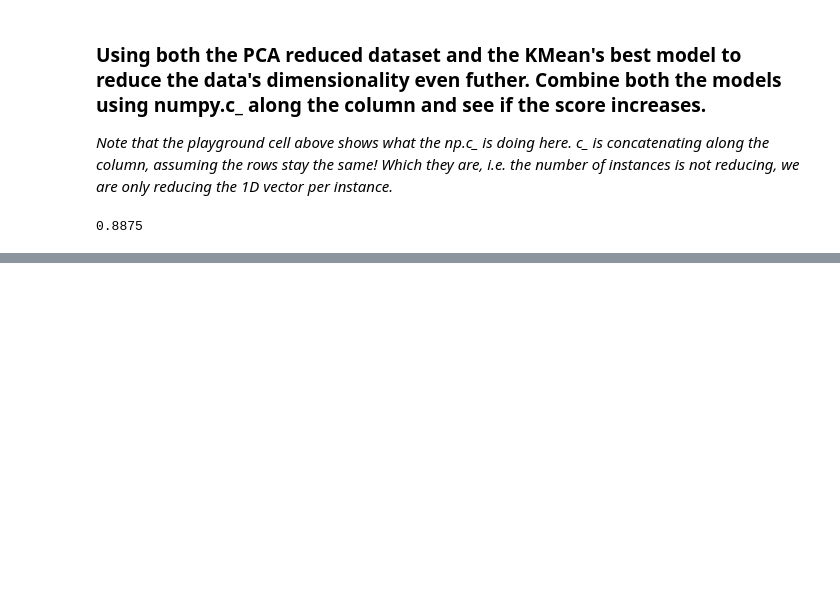
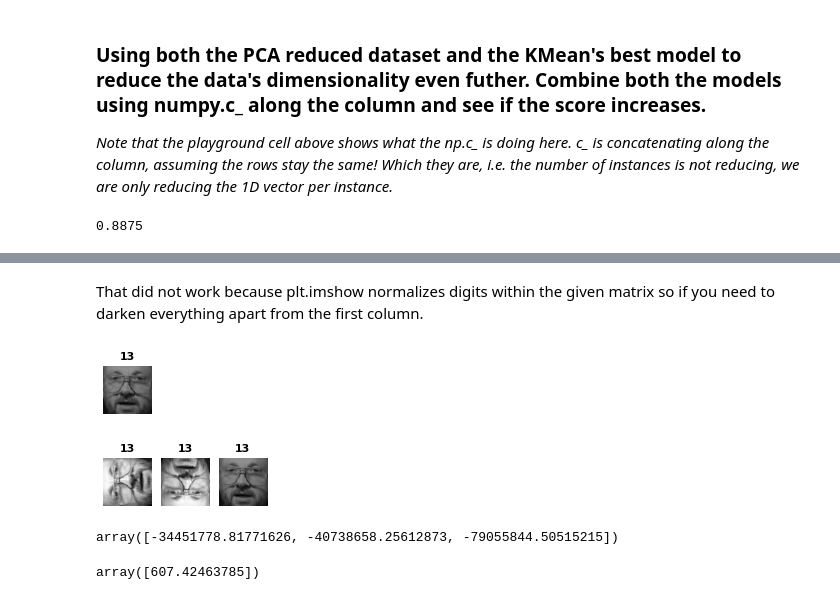
Before and after one commit to ashishthanki/MLProjects, a Jupyter notebook: SupervisedLearning/Olivetti_Faces/Practising_Unsupervised_Learning_Techniques.ipynb, the cells around one changed output, grey strips where cells are left out. Cells and saved outputs as stored; diff of their text form; code cells hidden in the pictures; blank space fills up the shorter version.

```diff
--- a/SupervisedLearning/Olivetti_Faces/Practising_Unsupervised_Learning_Techniques.ipynb
+++ b/SupervisedLearning/Olivetti_Faces/Practising_Unsupervised_Learning_Techniques.ipynb
@@ -371,0 +459,8 @@ r_clf.score(X_val_extended, y_val)
+# %% [markdown]
+That did not work because plt.imshow normalizes digits within the given matrix so if you need to darken everything apart from the first column.
+# %%
+X_darken = X_anomalies.copy() #make sure you copy since you do not have to change the x_train data
+X_darken[:, 1:-1]*=0.3
+plot_faces(X_darken, y_anomalies)
+# %% [output]
+[figure, added]
@@ -371,0 +470,13 @@ r_clf.score(X_val_extended, y_val)
+# %%
+plot_faces(X_bad_faces, y_bad_faces)
+# %% [output]
+[figure, added]
+# %%
+X_bad_faces_pca = pca.transform(X_bad_faces)
+gmm.score_samples(X_bad_faces_pca)
+# %% [output]
+array([-34451778.81771626, -40738658.25612873, -79055844.50515215])
+# %%
+gmm.score_samples(X_train_pca[:1])
+# %% [output]
+array([607.42463785])
```
Also changed, not shown: parts of 25 cells of this notebook, 1 other file.
